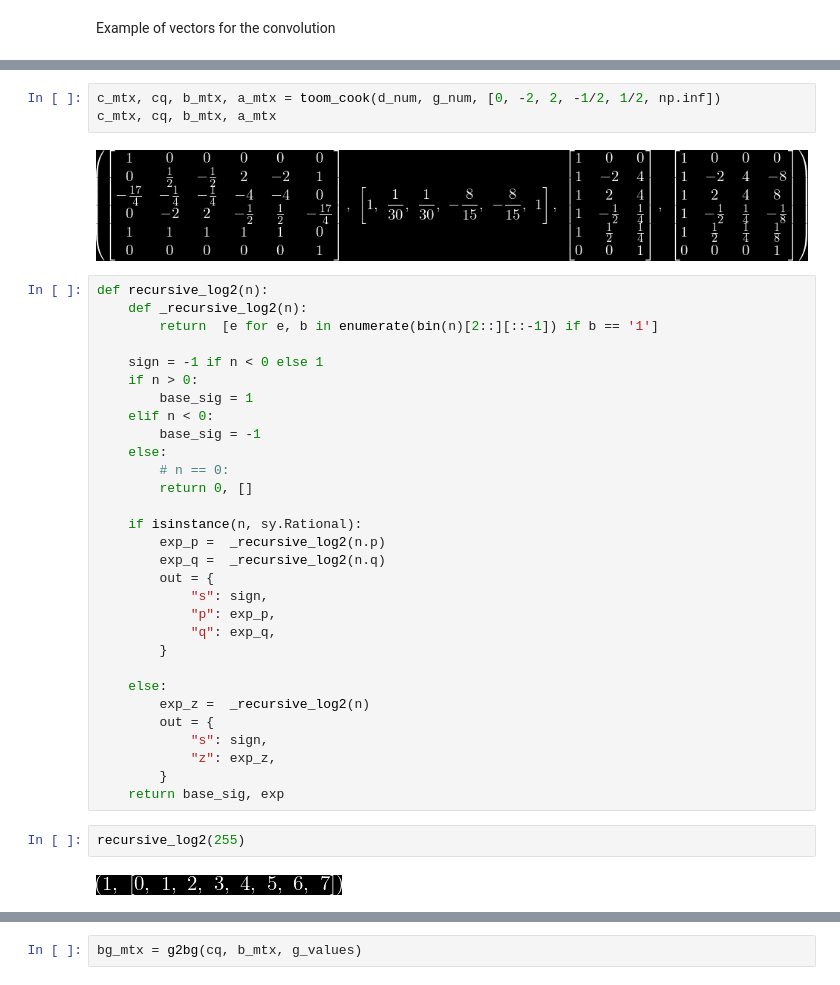
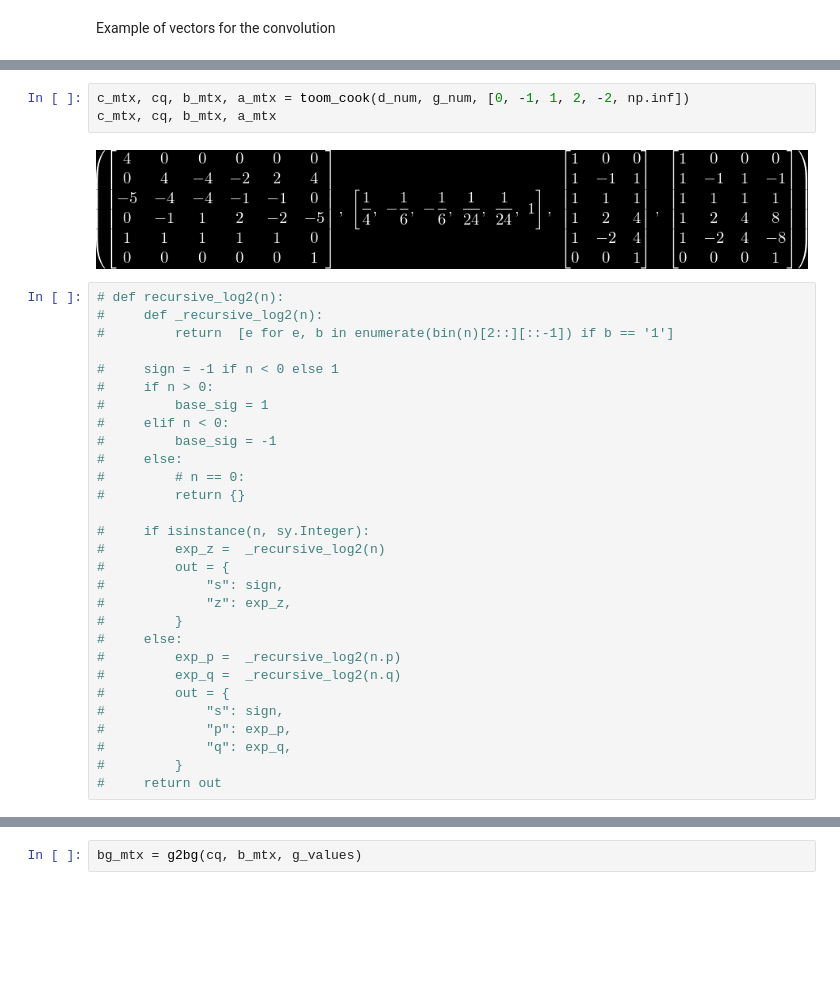
Before and after one commit to tarsioonofrio/fast-convolution-rtl, a Jupyter notebook: blahut5.2toom-cook4x3.ipynb, the cells around one changed output, grey strips where cells are left out. Cells and saved outputs as stored; diff of their text form; blank space fills up the shorter version.

```diff
--- a/blahut5.2toom-cook4x3.ipynb
+++ b/blahut5.2toom-cook4x3.ipynb
@@ -35,40 +35,35 @@ print(d_values, g_values)
 # %%
-c_mtx, cq, b_mtx, a_mtx = toom_cook(d_num, g_num, [0, -2, 2, -1/2, 1/2, np.inf])
+c_mtx, cq, b_mtx, a_mtx = toom_cook(d_num, g_num, [0, -1, 1, 2, -2, np.inf])
 c_mtx, cq, b_mtx, a_mtx
 # %% [output]
-[figure, old version]
+[figure, new version]
 # %%
-def recursive_log2(n):
-    def _recursive_log2(n):
-        return  [e for e, b in enumerate(bin(n)[2::][::-1]) if b == '1']
+# def recursive_log2(n):
+#     def _recursive_log2(n):
+#         return  [e for e, b in enumerate(bin(n)[2::][::-1]) if b == '1']
 
-    sign = -1 if n < 0 else 1
-    if n > 0:
-        base_sig = 1
-    elif n < 0:
-        base_sig = -1
-    else:
-        # n == 0:
-        return 0, []
+#     sign = -1 if n < 0 else 1
+#     if n > 0:
+#         base_sig = 1
+#     elif n < 0:
+#         base_sig = -1
+#     else:
+#         # n == 0:
+#         return {}
 
-    if isinstance(n, sy.Rational):
-        exp_p =  _recursive_log2(n.p)
-        exp_q =  _recursive_log2(n.q)
-        out = {
-            "s": sign,
-            "p": exp_p,
-            "q": exp_q,
-        }
-
-    else:
-        exp_z =  _recursive_log2(n)
-        out = {
-            "s": sign,
-            "z": exp_z,
-        }
-    return base_sig, exp
+#     if isinstance(n, sy.Integer):
+#         exp_z =  _recursive_log2(n)
+#         out = {
+#             "s": sign,
+#             "z": exp_z,
+#         }
+#     else:
+#         exp_p =  _recursive_log2(n.p)
+#         exp_q =  _recursive_log2(n.q)
+#         out = {
+#             "s": sign,
+#             "p": exp_p,
+#             "q": exp_q,
+#         }
+#     return out
-# %%
-recursive_log2(255)
-# %% [output]
-[figure, removed]
 # %%
```
Also changed, not shown: parts of 8 cells of this notebook, 3 other files.
